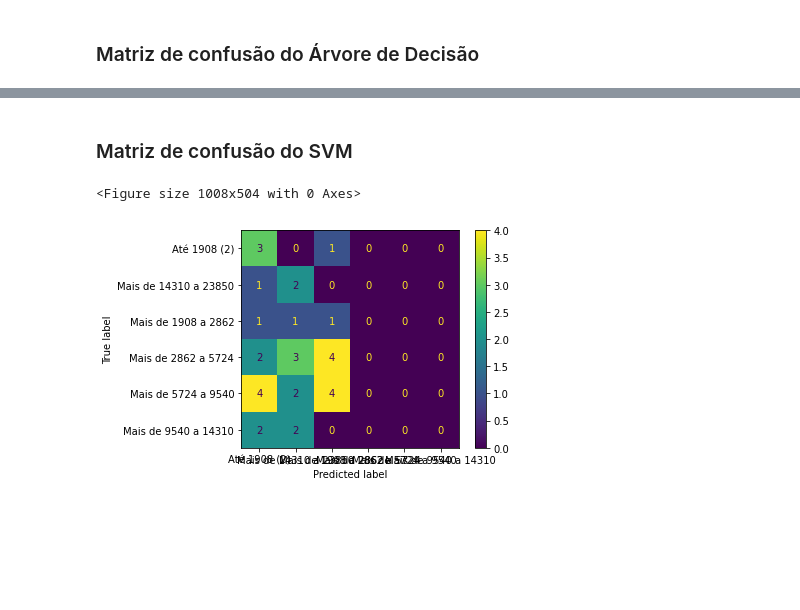
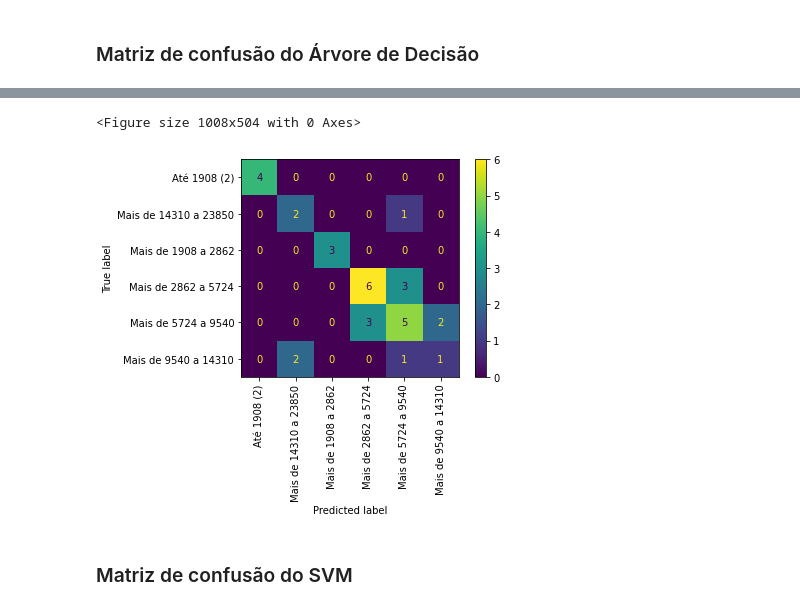
Before and after one commit to brunomarram/trabalho-dados, a Jupyter notebook: src/parte4/analise_preditiva.ipynb, the cells around one changed output, grey strips where cells are left out. Cells and saved outputs as stored; diff of their text form; code cells hidden in the pictures; blank space fills up the shorter version.

```diff
--- a/src/parte4/analise_preditiva.ipynb
+++ b/src/parte4/analise_preditiva.ipynb
@@ -177,9 +178,7 @@ plt.show()
+# %%
+plotar_matriz_confusao(dtc, X_test, Y_test)
+# %% [output]
+<Figure size 1008x504 with 0 Axes>
+[figure, added]
 # %% [markdown]
 ### Matriz de confusão do SVM
-# %%
-plt.figure(figsize=(14,7))
-plot_confusion_matrix(svm, X_test, Y_test, values_format='d')
-plt.show()
-# %% [output]
-<Figure size 1008x504 with 0 Axes>
-[figure, removed]
```
Also changed, not shown: parts of 19 cells of this notebook.
